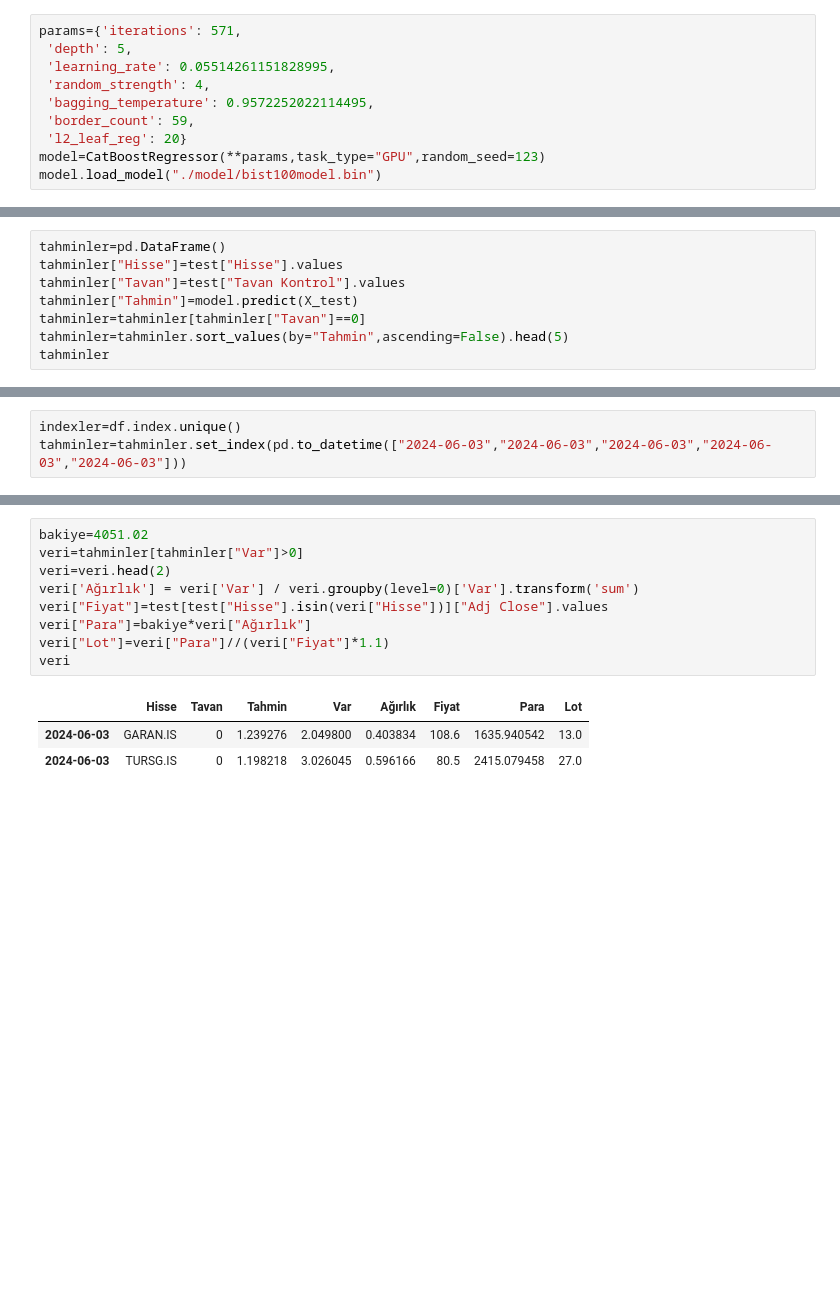
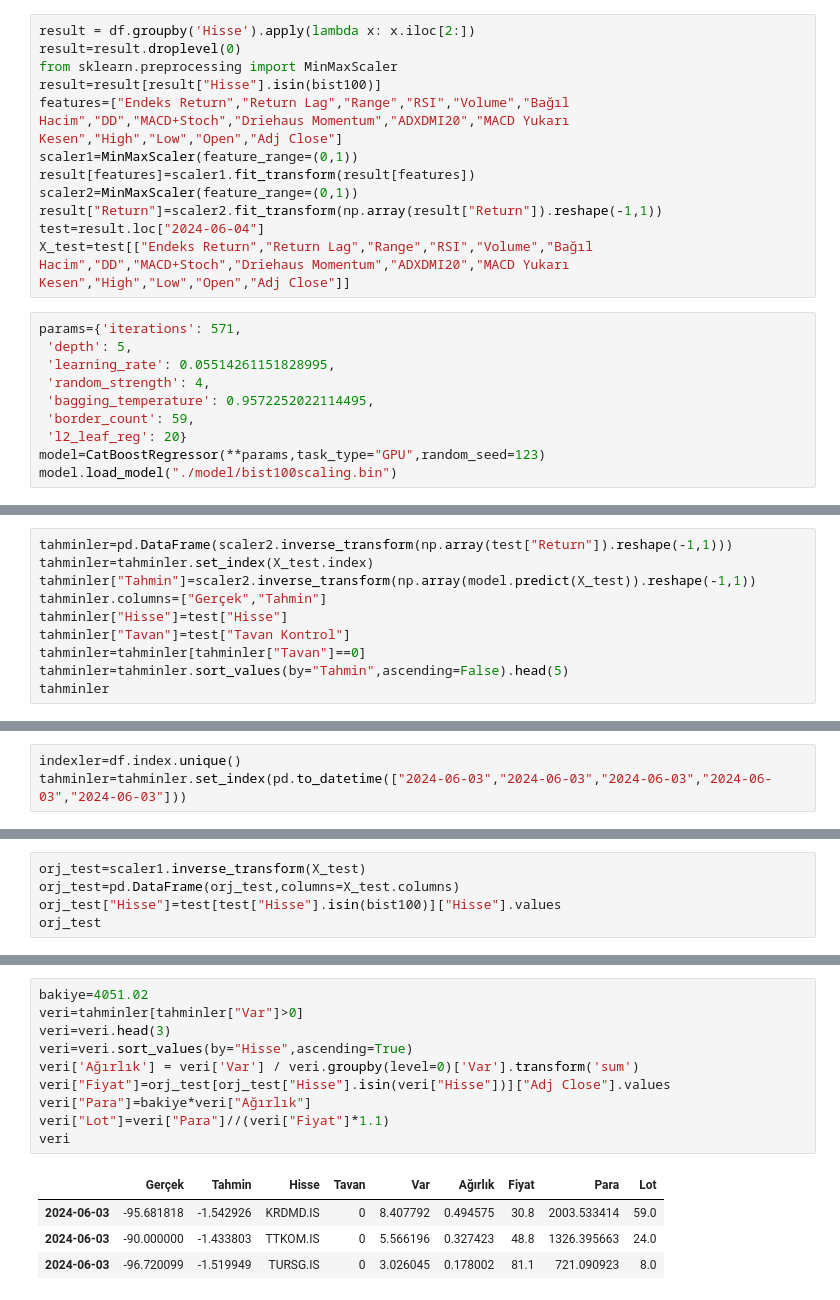
Before and after one commit to kaboya19/AI_Trade, a Jupyter notebook: canlı_trade_bist100.ipynb, the cells around one changed output, grey strips where cells are left out. Cells and saved outputs as stored; diff of their text form; blank space fills up the shorter version.

```diff
--- a/canlı_trade_bist100.ipynb
+++ b/canlı_trade_bist100.ipynb
@@ -304,3 +392,15 @@ X_test=test.drop(["High","Low","Open","Adj Close","Hisse","Return","Endeks","Tav
+# %%
+result = df.groupby('Hisse').apply(lambda x: x.iloc[2:])
+result=result.droplevel(0)
+from sklearn.preprocessing import MinMaxScaler
+result=result[result["Hisse"].isin(bist100)]
+features=["Endeks Return","Return Lag","Range","RSI","Volume","Bağıl Hacim","DD","MACD+Stoch","Driehaus Momentum","ADXDMI20","MACD Yukarı Kesen","High","Low","Open","Adj Close"]
+scaler1=MinMaxScaler(feature_range=(0,1))
+result[features]=scaler1.fit_transform(result[features])
+scaler2=MinMaxScaler(feature_range=(0,1))
+result["Return"]=scaler2.fit_transform(np.array(result["Return"]).reshape(-1,1))
+test=result.loc["2024-06-04"]
+X_test=test[["Endeks Return","Return Lag","Range","RSI","Volume","Bağıl Hacim","DD","MACD+Stoch","Driehaus Momentum","ADXDMI20","MACD Yukarı Kesen","High","Low","Open","Adj Close"]]
 # %%
 params={'iterations': 571,
  'depth': 5,
@@ -310,14 +410,16 @@ params={'iterations': 571,
  'border_count': 59,
  'l2_leaf_reg': 20}
 model=CatBoostRegressor(**params,task_type="GPU",random_seed=123)
-model.load_model("./model/bist100model.bin")
+model.load_model("./model/bist100scaling.bin")
 # %% [output]
 <catboost.core.CatBoostRegressor at 0x...>
 # %%
-tahminler=pd.DataFrame()
-tahminler["Hisse"]=test["Hisse"].values
-tahminler["Tavan"]=test["Tavan Kontrol"].values
-tahminler["Tahmin"]=model.predict(X_test)
+tahminler=pd.DataFrame(scaler2.inverse_transform(np.array(test["Return"]).reshape(-1,1)))
+tahminler=tahminler.set_index(X_test.index)
+tahminler["Tahmin"]=scaler2.inverse_transform(np.array(model.predict(X_test)).reshape(-1,1))
+tahminler.columns=["Gerçek","Tahmin"]
+tahminler["Hisse"]=test["Hisse"]
+tahminler["Tavan"]=test["Tavan Kontrol"]
 tahminler=tahminler[tahminler["Tavan"]==0]
 tahminler=tahminler.sort_values(by="Tahmin",ascending=False).head(5)
 tahminler
@@ -358,0 +462,5 @@ tahminler
+# %%
+orj_test=scaler1.inverse_transform(X_test)
+orj_test=pd.DataFrame(orj_test,columns=X_test.columns)
+orj_test["Hisse"]=test[test["Hisse"].isin(bist100)]["Hisse"].values
+orj_test
@@ -359,13 +481,15 @@ tahminler
 # %%
 bakiye=4051.02
 veri=tahminler[tahminler["Var"]>0]
-veri=veri.head(2)
+veri=veri.head(3)
+veri=veri.sort_values(by="Hisse",ascending=True)
 veri['Ağırlık'] = veri['Var'] / veri.groupby(level=0)['Var'].transform('sum')
-veri["Fiyat"]=test[test["Hisse"].isin(veri["Hisse"])]["Adj Close"].values
+veri["Fiyat"]=orj_test[orj_test["Hisse"].isin(veri["Hisse"])]["Adj Close"].values
 veri["Para"]=bakiye*veri["Ağırlık"]
 veri["Lot"]=veri["Para"]//(veri["Fiyat"]*1.1)
 veri
 # %% [output]
-|  | Hisse | Tavan | Tahmin | Var | Ağırlık | Fiyat | Para | Lot |
-| 2024-06-03 | GARAN.IS | 0 | 1.239276 | 2.049800 | 0.403834 | 108.6 | 1635.940542 | 13.0 |
-| 2024-06-03 | TURSG.IS | 0 | 1.198218 | 3.026045 | 0.596166 | 80.5 | 2415.079458 | 27.0 |
+|  | Gerçek | Tahmin | Hisse | Tavan | Var | Ağırlık | Fiyat | Para | Lot |
+| 2024-06-03 | -95.681818 | -1.542926 | KRDMD.IS | 0 | 8.407792 | 0.494575 | 30.8 | 2003.533414 | 59.0 |
+| 2024-06-03 | -90.000000 | -1.433803 | TTKOM.IS | 0 | 5.566196 | 0.327423 | 48.8 | 1326.395663 | 24.0 |
+| 2024-06-03 | -96.720099 | -1.519949 | TURSG.IS | 0 | 3.026045 | 0.178002 | 81.1 | 721.090923 | 8.0 |
```
Also changed, not shown: parts of 24 cells of this notebook, 7 other files.
